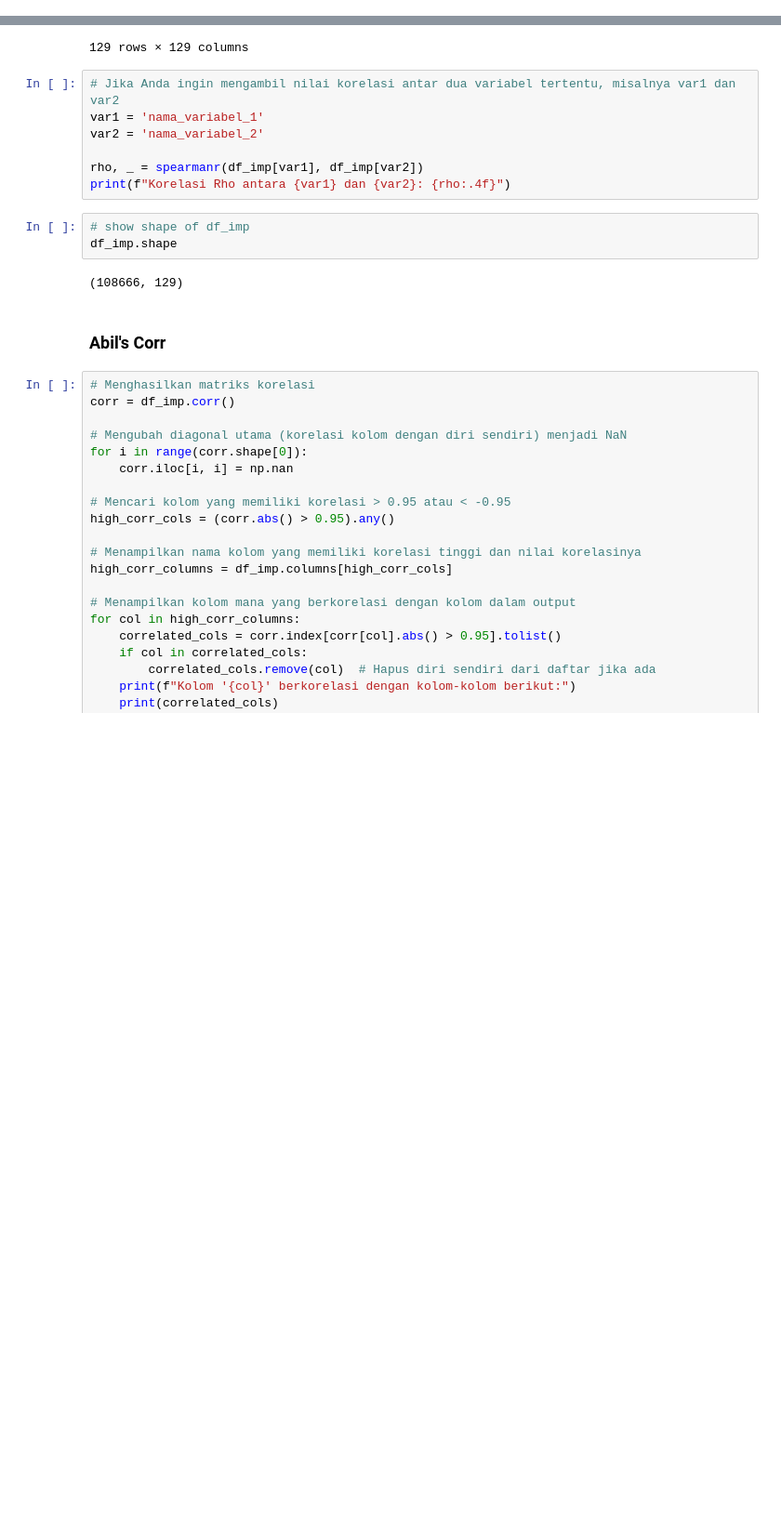
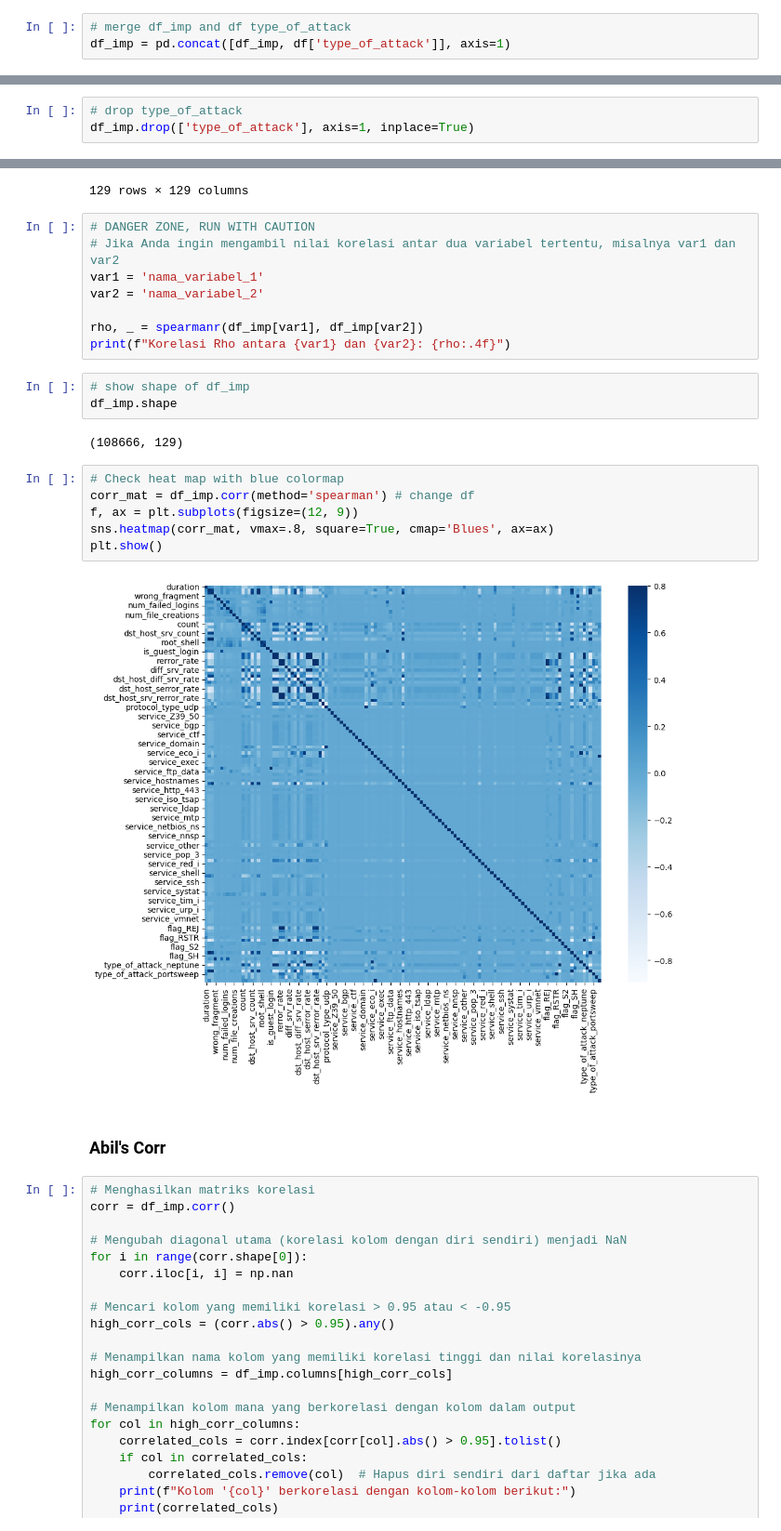
Before and after one commit to euclideands/DAC-2023, a Jupyter notebook: DAC_2023_Development_2.0.ipynb, the cells around one changed output, grey strips where cells are left out. Shown at 93% size. Saved outputs shown, nothing was run; the diff lists cells and outputs as text; blank space fills up the shorter version.

```diff
--- a/DAC_2023_Development_2.0.ipynb
+++ b/DAC_2023_Development_2.0.ipynb
@@ -596,3 +611,6 @@ df_imp.drop(zero_variance_features, axis=1, inplace=True)
 df_imp.shape
 # %% [output]
 (108666, 129)
+# %%
+# merge df_imp and df type_of_attack
+df_imp = pd.concat([df_imp, df['type_of_attack']], axis=1)
@@ -600,6 +628,9 @@ df_imp.shape
 ## 1.4 Correlation
 # %% [markdown]
 ### 1.4.1 Spearman's Rank Correlation Coefficient (rho)
+# %%
+# drop type_of_attack
+df_imp.drop(['type_of_attack'], axis=1, inplace=True)
 # %%
 from scipy.stats import spearmanr
 
@@ -628,6 +659,7 @@ Matriks Korelasi Rho (Spearman's Rank Correlation Coefficient):
 | type_of_attack_smurf | -0.042224 | 0.216110 | -0.126534 | -0.013685 | -0.000992 | -0.019610 | -0.003409 | -0.014593 | ... |
 129 rows × 129 columns
 # %%
+# DANGER ZONE, RUN WITH CAUTION
 # Jika Anda ingin mengambil nilai korelasi antar dua variabel tertentu, misalnya var1 dan var2
 var1 = 'nama_variabel_1'
 var2 = 'nama_variabel_2'
@@ -639,6 +671,14 @@ print(f"Korelasi Rho antara {var1} dan {var2}: {rho:.4f}")
 df_imp.shape
 # %% [output]
 (108666, 129)
+# %%
+# Check heat map with blue colormap
+corr_mat = df_imp.corr(method='spearman') # change df
+f, ax = plt.subplots(figsize=(12, 9))
+sns.heatmap(corr_mat, vmax=.8, square=True, cmap='Blues', ax=ax)
+plt.show()
+# %% [output]
+[figure, added]
 # %% [markdown]
 ### Abil's Corr
 # %%
```
Also changed, not shown: parts of 38 cells of this notebook, 33 other files.
